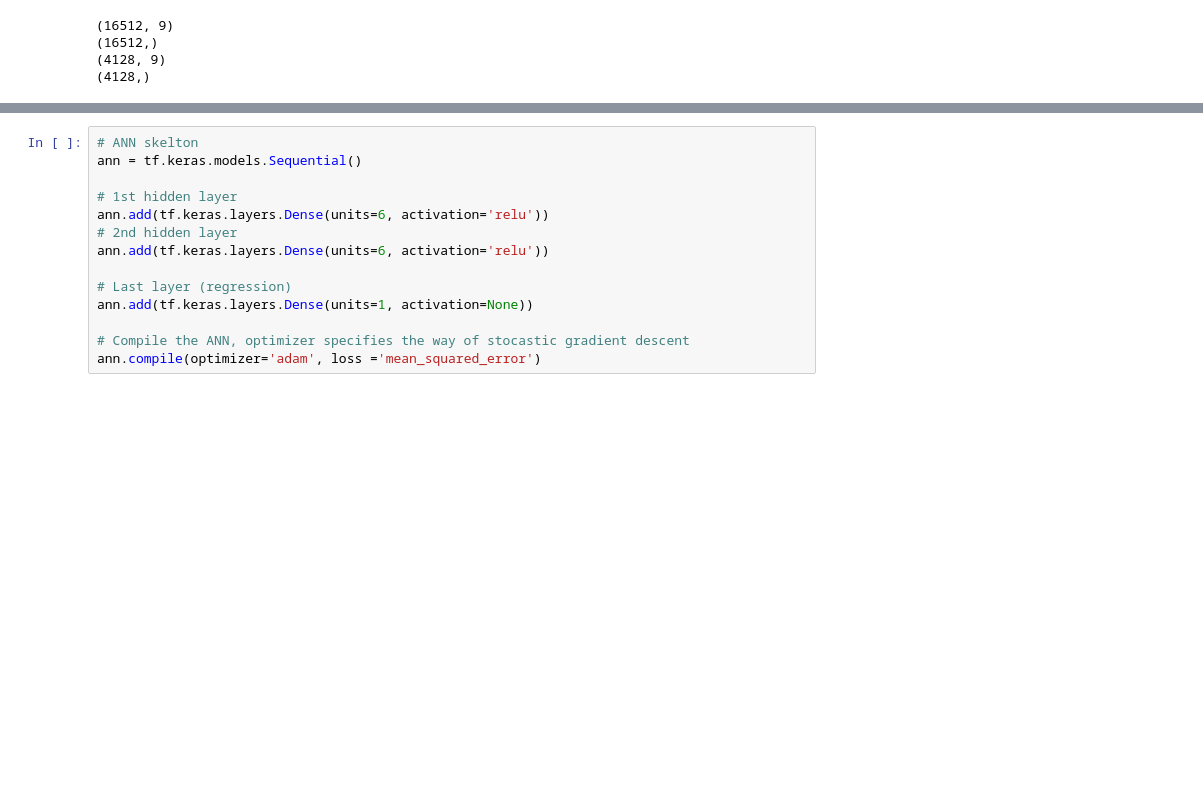
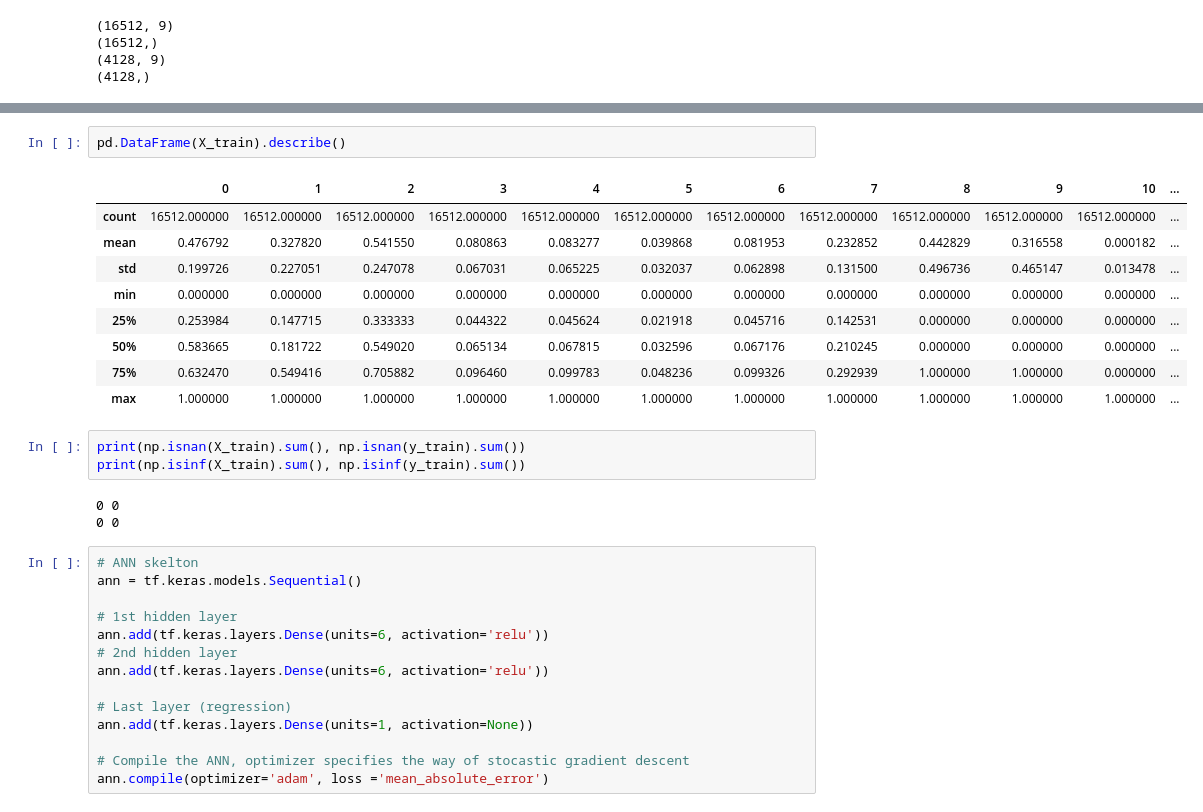
Before and after one commit to ShigekiKamata/Learn, a Jupyter notebook: TensorFlow_Basics_house_price.ipynb, the cells around one changed output, grey strips where cells are left out. Cells and saved outputs as stored; diff of their text form; blank space fills up the shorter version.

```diff
--- a/TensorFlow_Basics_house_price.ipynb
+++ b/TensorFlow_Basics_house_price.ipynb
@@ -108,3 +119,21 @@ Name: median_house_value, Length: 20640, dtype: float64
+# %%
+pd.DataFrame(X_train).describe()
+# %% [output]
+|  | 0 | 1 | 2 | 3 | 4 | 5 | 6 | 7 | 8 | 9 | 10 | ... |
+| count | 16512.000000 | 16512.000000 | 16512.000000 | 16512.000000 | 16512.000000 | 16512.000000 | 16512.000000 | 16512.000000 | 16512.000000 | 16512.000000 | 16512.000000 | ... |
+| mean | 0.476792 | 0.327820 | 0.541550 | 0.080863 | 0.083277 | 0.039868 | 0.081953 | 0.232852 | 0.442829 | 0.316558 | 0.000182 | ... |
+| std | 0.199726 | 0.227051 | 0.247078 | 0.067031 | 0.065225 | 0.032037 | 0.062898 | 0.131500 | 0.496736 | 0.465147 | 0.013478 | ... |
+| min | 0.000000 | 0.000000 | 0.000000 | 0.000000 | 0.000000 | 0.000000 | 0.000000 | 0.000000 | 0.000000 | 0.000000 | 0.000000 | ... |
+| 25% | 0.253984 | 0.147715 | 0.333333 | 0.044322 | 0.045624 | 0.021918 | 0.045716 | 0.142531 | 0.000000 | 0.000000 | 0.000000 | ... |
+| 50% | 0.583665 | 0.181722 | 0.549020 | 0.065134 | 0.067815 | 0.032596 | 0.067176 | 0.210245 | 0.000000 | 0.000000 | 0.000000 | ... |
+| 75% | 0.632470 | 0.549416 | 0.705882 | 0.096460 | 0.099783 | 0.048236 | 0.099326 | 0.292939 | 1.000000 | 1.000000 | 0.000000 | ... |
+| max | 1.000000 | 1.000000 | 1.000000 | 1.000000 | 1.000000 | 1.000000 | 1.000000 | 1.000000 | 1.000000 | 1.000000 | 1.000000 | ... |
+# %%
+print(np.isnan(X_train).sum(), np.isnan(y_train).sum())
+print(np.isinf(X_train).sum(), np.isinf(y_train).sum())
+# %% [output]
+0 0
+0 0
 # %%
 # ANN skelton
 ann = tf.keras.models.Sequential()
@@ -118,7 +147,7 @@ ann.add(tf.keras.layers.Dense(units=6, activation='relu'))
 ann.add(tf.keras.layers.Dense(units=1, activation=None))
 
 # Compile the ANN, optimizer specifies the way of stocastic gradient descent
-ann.compile(optimizer='adam', loss ='mean_squared_error')
+ann.compile(optimizer='adam', loss ='mean_absolute_error')
 # %%
 # Train model
 # epoch: one run through of dataset
```
Also changed, not shown: parts of 11 cells of this notebook.
